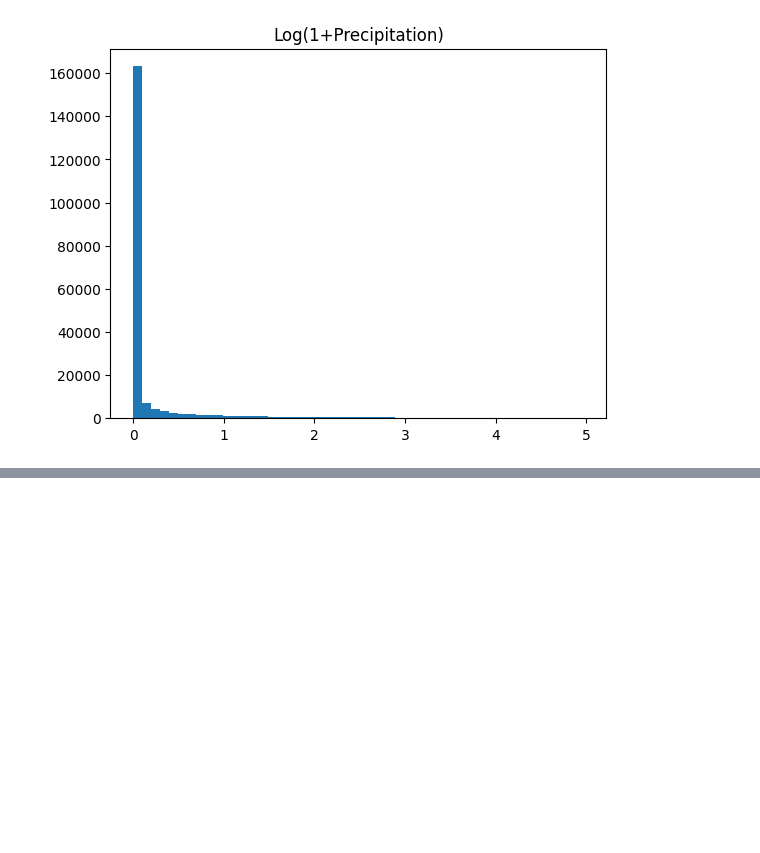
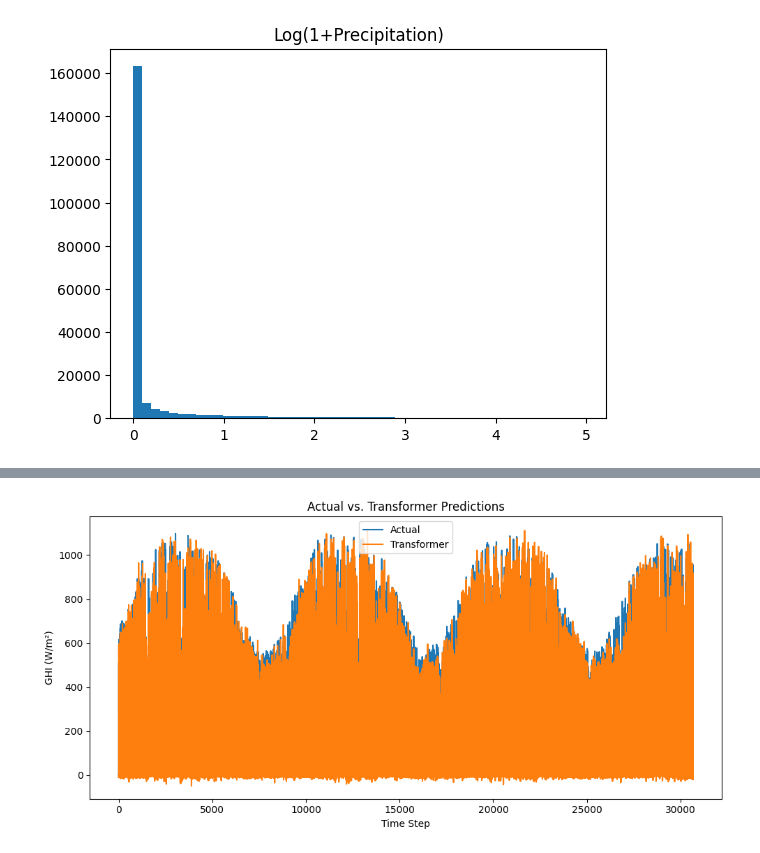
Before and after one commit to fairuznawar122/Solar-Radiation-Forecast, a Jupyter notebook: Graphs.ipynb, the cells around one changed output, grey strips where cells are left out. Cells and saved outputs as stored; diff of their text form; code cells hidden in the pictures; blank space fills up the shorter version.

```diff
--- a/Graphs.ipynb
+++ b/Graphs.ipynb
@@ -227,3 +243,18 @@ plt.title('Log(1+Precipitation)'); plt.show()
 # %% [output]
 [figure]
 [figure]
+# %%
+df1 = pd.read_csv('/content/df_pred_RNN.csv')
+df1.rename(columns={'y_pred': 'RNN'}, inplace=True)
+
+df1
+
+df2 = pd.read_csv('/content/df_pred_lstm.csv')
+df2.rename(columns={'y_pred': 'LSTM'}, inplace=True)
+
+df2
+
+df3 = pd.read_csv('/content/df_pred_transformer.csv')
+df3.rename(columns={'y_pred': 'Transformer'}, inplace=True)
+
+df3
@@ -229,0 +275,17 @@ plt.title('Log(1+Precipitation)'); plt.show()
+# %%
+import matplotlib.pyplot as plt
+
+# this will draw both columns as lines
+df3[['y_true','Transformer']].plot(
+    figsize=(10,5),
+
+    title='Actual vs. Transformer Predictions'
+)
+
+plt.xlabel('Time Step')    # or whatever your index represents
+plt.ylabel('GHI (W/m²)')
+plt.legend(['Actual','Transformer'])
+plt.tight_layout()
+plt.show()
+# %% [output]
+[figure, added]
```
Also changed, not shown: parts of 9 cells of this notebook.
